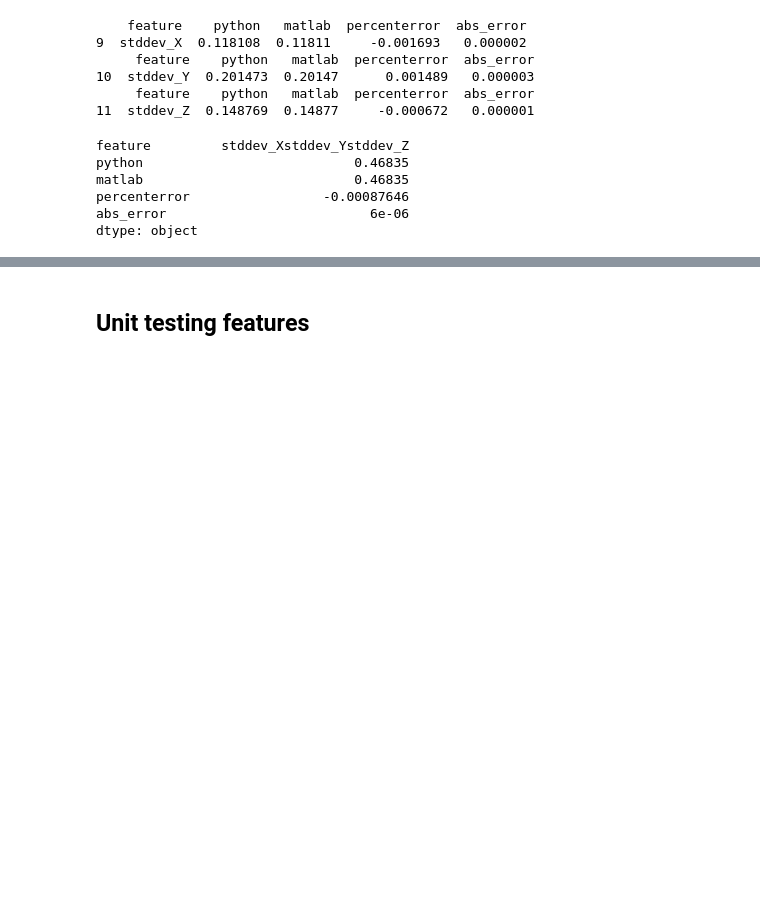
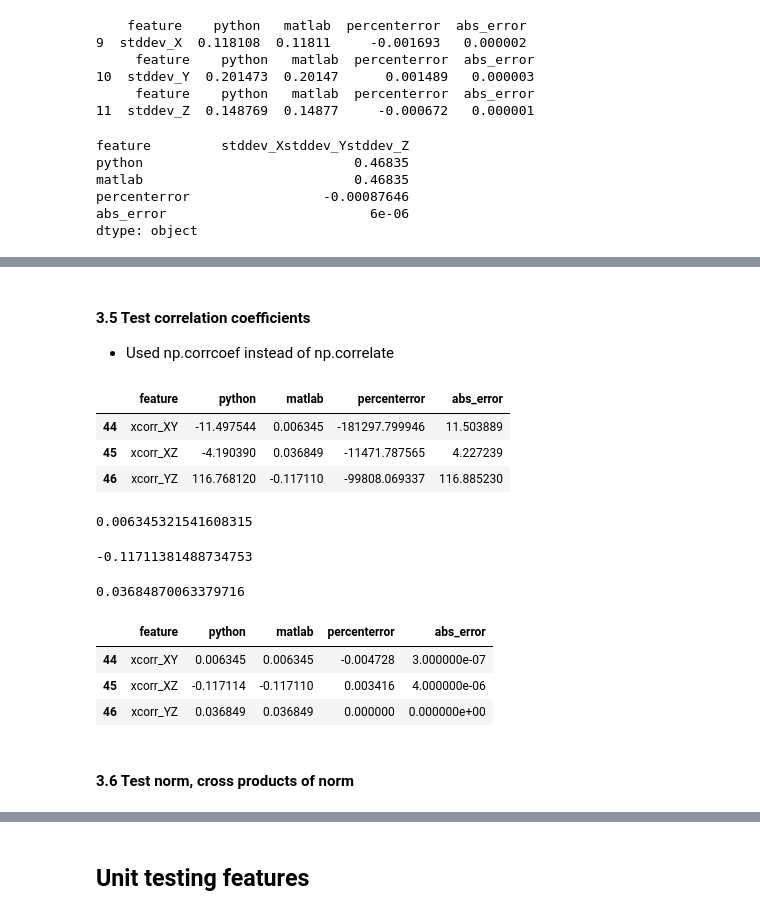
Before and after one commit to kamshee/activity-recognition-process, a Jupyter notebook: TestFeatures.ipynb, the cells around one changed output, grey strips where cells are left out. Saved outputs shown, nothing was run; the diff lists cells and outputs as text; code cells hidden in the pictures; blank space fills up the shorter version.

```diff
--- a/TestFeatures.ipynb
+++ b/TestFeatures.ipynb
@@ -387,0 +448,36 @@ dtype: object
+# %% [markdown]
+#### 3.5 Test correlation coefficients
+- Used np.corrcoef instead of np.correlate
+# %%
+# before changes
+result[44:47]
+# %% [output]
+|  | feature | python | matlab | percenterror | abs_error |
+| 44 | xcorr_XY | -11.497544 | 0.006345 | -181297.799946 | 11.503889 |
+| 45 | xcorr_XZ | -4.190390 | 0.036849 | -11471.787565 | 4.227239 |
+| 46 | xcorr_YZ | 116.768120 | -0.117110 | -99808.069337 | 116.885230 |
+# %%
+# xcorr_XY
+np.corrcoef(testclip.iloc[:,0],testclip.iloc[:,1])[0][1]
+# %% [output]
+0.006345321541608315
+# %%
+# xcorr_XZ
+np.corrcoef(testclip.iloc[:,0],testclip.iloc[:,2])[0][1]
+# %% [output]
+-0.11711381488734753
+# %%
+# xcorr_YZ
+np.corrcoef(testclip.iloc[:,1],testclip.iloc[:,2])[0][1]
+# %% [output]
+0.03684870063379716
+# %%
+# after changes
+result[44:47]
+# %% [output]
+|  | feature | python | matlab | percenterror | abs_error |
+| 44 | xcorr_XY | 0.006345 | 0.006345 | -0.004728 | 3.000000e-07 |
+| 45 | xcorr_XZ | -0.117114 | -0.117110 | 0.003416 | 4.000000e-06 |
+| 46 | xcorr_YZ | 0.036849 | 0.036849 | 0.000000 | 0.000000e+00 |
+# %% [markdown]
+#### 3.6 Test norm, cross products of norm
```
Also changed, not shown: parts of 51 cells of this notebook.
